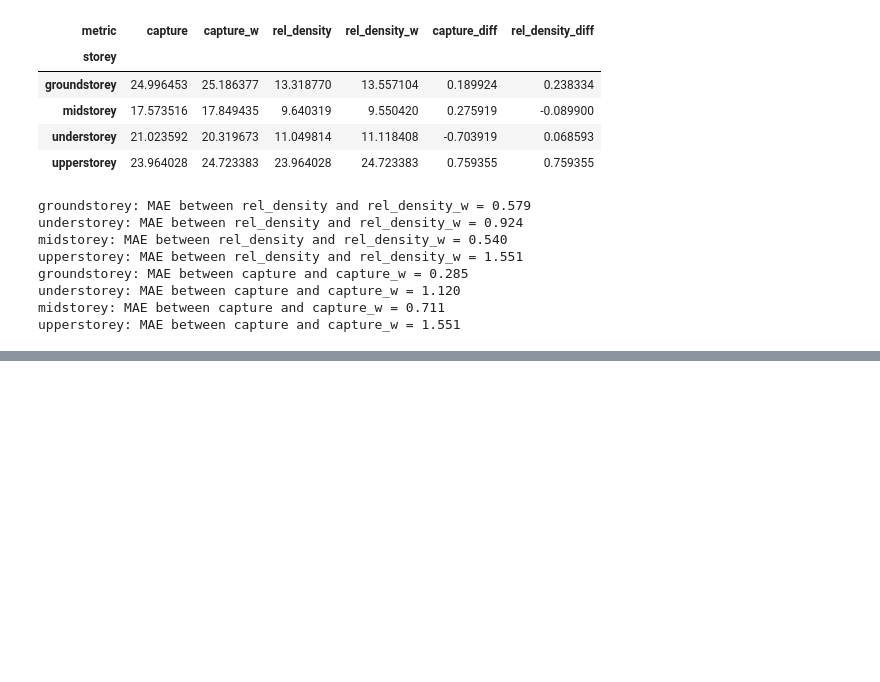
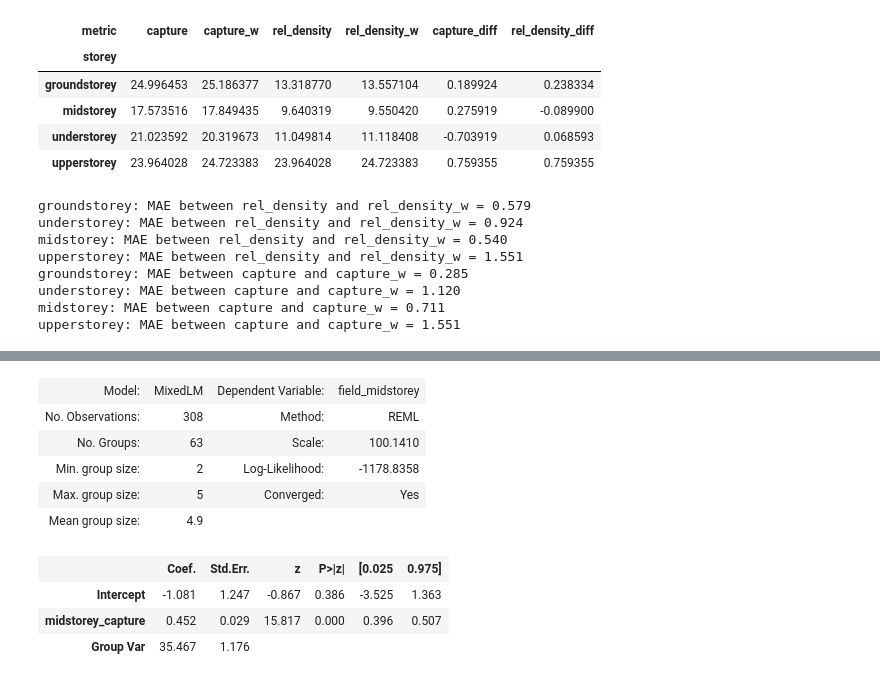
Before and after one commit to jameswesc/masters-thesis, a Jupyter notebook: notebooks/10_compare_cover_metrics.ipynb, the cells around one changed output, grey strips where cells are left out. Drawn from its saved outputs; the diff is of its cells as text; code cells hidden in the pictures; blank space fills up the shorter version.

```diff
--- a/notebooks/10_compare_cover_metrics.ipynb
+++ b/notebooks/10_compare_cover_metrics.ipynb
@@ -213,0 +227,4 @@ upperstorey: MAE between capture and capture_w = 1.551
+# %%
+field_estimates_and_cover_metrics['site'] = field_estimates_and_cover_metrics.index.str[:-3]
+df = field_estimates_and_cover_metrics
+df
@@ -213,0 +246,15 @@ upperstorey: MAE between capture and capture_w = 1.551
+# %%
+model = smf.mixedlm("field_midstorey ~ midstorey_capture", df, groups=df['site'])
+result = model.fit()
+result.summary()
+# %% [output]
+| Model: | MixedLM | Dependent Variable: | field_midstorey |
+| No. Observations: | 308 | Method: | REML |
+| No. Groups: | 63 | Scale: | 100.1410 |
+| Min. group size: | 2 | Log-Likelihood: | -1178.8358 |
+| Max. group size: | 5 | Converged: | Yes |
+| Mean group size: | 4.9 |  |  |
+|  | Coef. | Std.Err. | z | P>|z| | [0.025 | 0.975] |
+| Intercept | -1.081 | 1.247 | -0.867 | 0.386 | -3.525 | 1.363 |
+| midstorey_capture | 0.452 | 0.029 | 15.817 | 0.000 | 0.396 | 0.507 |
+| Group Var | 35.467 | 1.176 |  |  |  |  |
```
Also changed, not shown: parts of 5 cells of this notebook, 11 other files.
